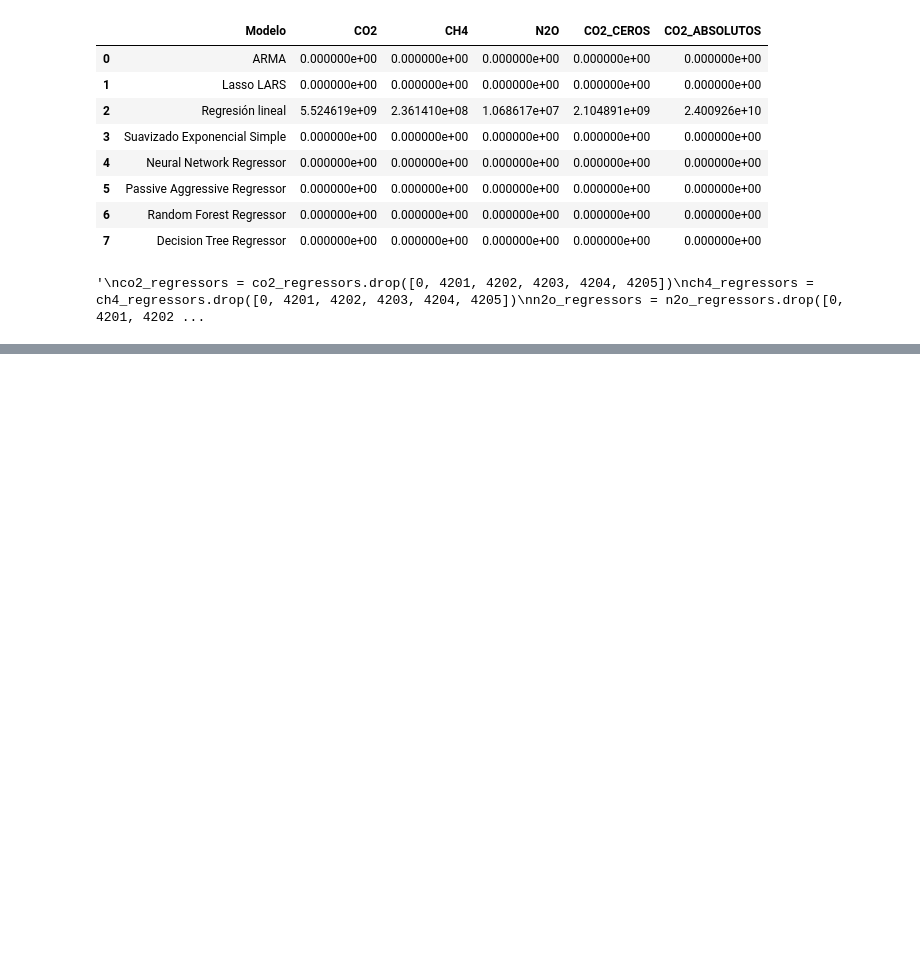
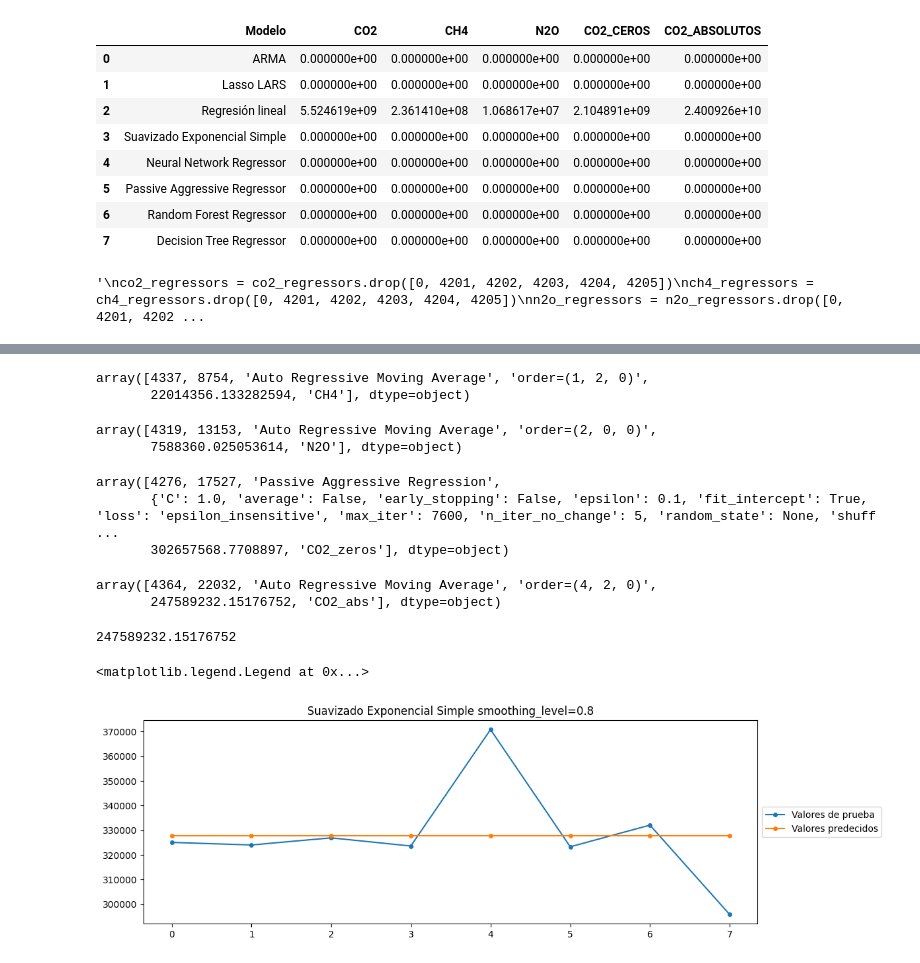
Before and after one commit to DanielFL0/ghg-emissions, a Jupyter notebook: ghg.ipynb, the cells around one changed output, grey strips where cells are left out. Saved outputs shown, nothing was run; the diff lists cells and outputs as text; code cells hidden in the pictures; blank space fills up the shorter version.

```diff
--- a/ghg.ipynb
+++ b/ghg.ipynb
@@ -250,5 +250,7 @@ co2_df_absolute
 | 29 | 2019 | 444504.9014 | 432110.2708 | 202816.9183 | 170956.11990 | ... |
 30 rows × 170 columns
 # %%
+test_d = []
+predict_d = []
 result_d = {"Model": [], "Params": [], "MSE": [], "Dataset": []}
 data_title = ""
@@ -856,0 +891,34 @@ save_to_csv(average_error_csv, average_error_df)
+# %%
+ch4_arma.iloc[0].values
+# %% [output]
+array([4337, 8754, 'Auto Regressive Moving Average', 'order=(1, 2, 0)',
+       22014356.133282594, 'CH4'], dtype=object)
+# %%
+n2o_arma.iloc[0].values
+# %% [output]
+array([4319, 13153, 'Auto Regressive Moving Average', 'order=(2, 0, 0)',
+       7588360.025053614, 'N2O'], dtype=object)
+# %%
+co2_zeros_par.iloc[0].values
+# %% [output]
+array([4276, 17527, 'Passive Aggressive Regression',
+       {'C': 1.0, 'average': False, 'early_stopping': False, 'epsilon': 0.1, 'fit_intercept': True, 'loss': 'epsilon_insensitive', 'max_iter': 7600, 'n_iter_no_change': 5, 'random_state': None, 'shuff ...
+       302657568.7708897, 'CO2_zeros'], dtype=object)
+# %%
+co2_abs_arma.iloc[0].values
+# %% [output]
+array([4364, 22032, 'Auto Regressive Moving Average', 'order=(4, 2, 0)',
+       247589232.15176752, 'CO2_abs'], dtype=object)
+# %%
+mean_squared_error(test_d[22032], predict_d[22032])
+# %% [output]
+247589232.15176752
+# %%
+fig, ax = plt.subplots(1, 1, figsize=(12, 4))
+ax.plot(test_d[4316], 'o', ls='-', ms=4, label='Valores de prueba')
+ax.plot(predict_d[4316].values, 'o', ls='-', ms=4, label='Valores predecidos')
+ax.set_title('Suavizado Exponencial Simple smoothing_level=0.8')
+ax.legend(loc='center left', bbox_to_anchor=(1, 0.5))
+# %% [output]
+<matplotlib.legend.Legend at 0x...>
+[figure, added]
```
Also changed, not shown: parts of 10 cells of this notebook, 3 other files.
